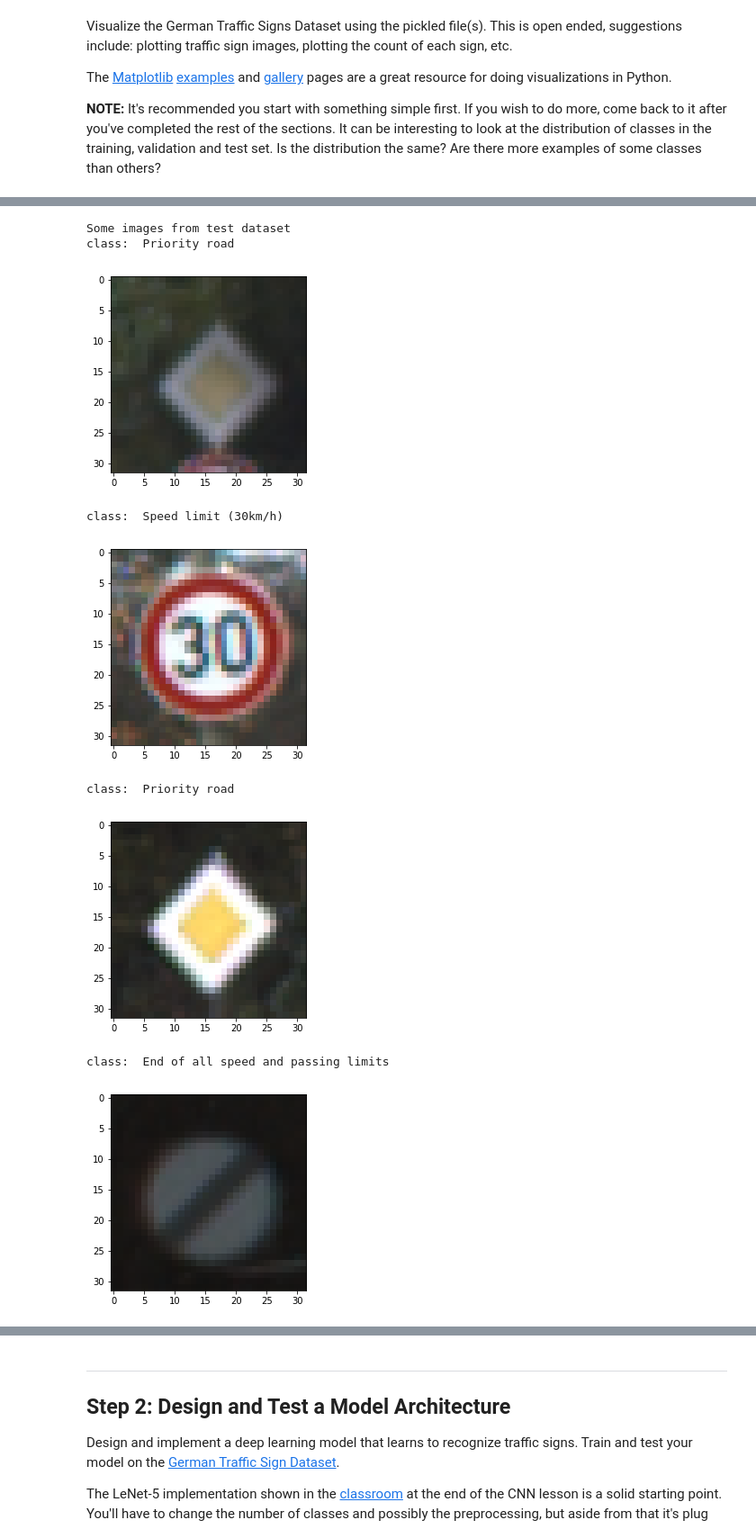
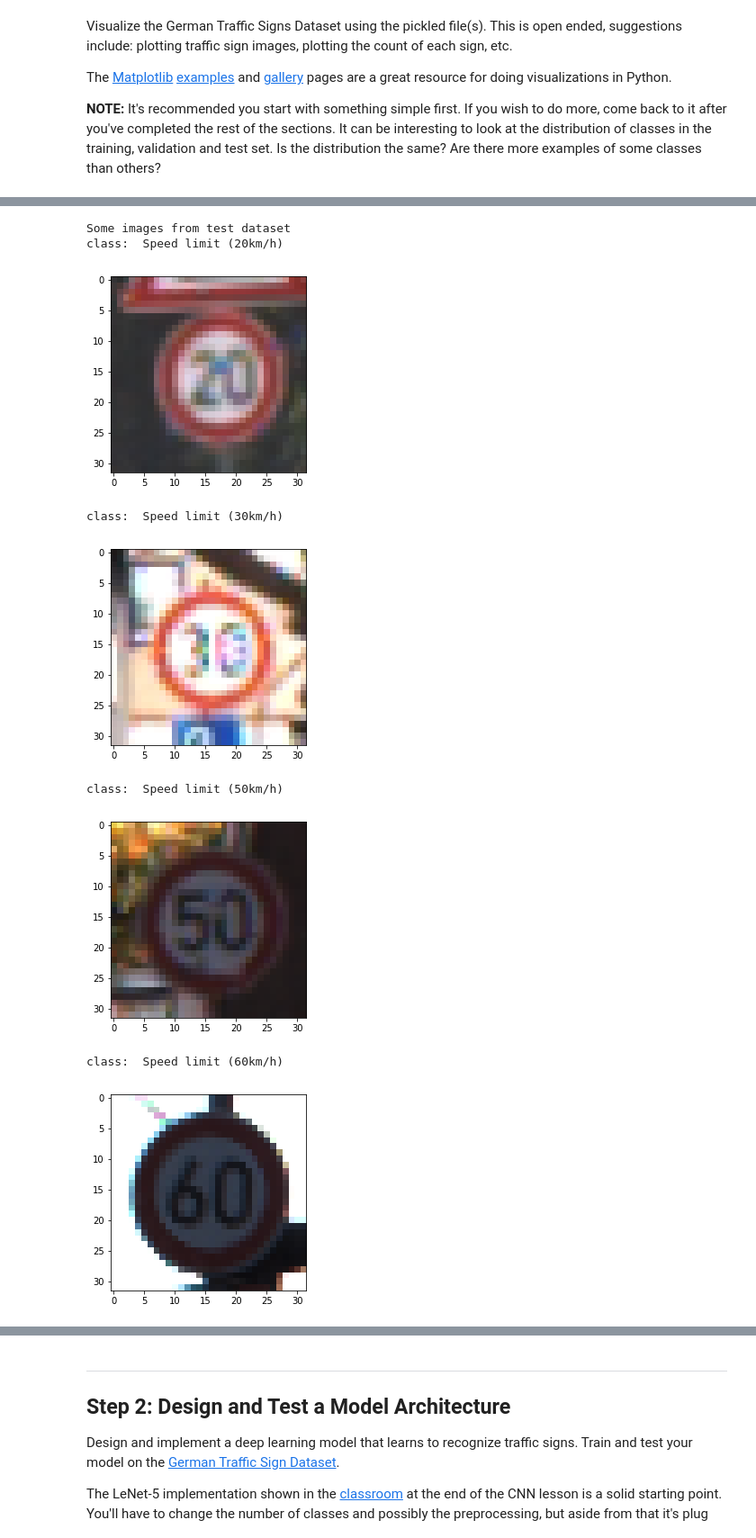
Before and after one commit to shohne/CarND-Traffic-Sign-Classifier-Project, a Jupyter notebook: Traffic_Sign_Classifier.ipynb, the cells around one changed output, grey strips where cells are left out. Shown at 90% size. Cells and saved outputs as stored; diff of their text form; code cells hidden in the pictures.

```diff
--- a/Traffic_Sign_Classifier.ipynb
+++ b/Traffic_Sign_Classifier.ipynb
@@ -136,10 +141,17 @@ class:  Road work
 # %%
 print ('Some images from valid dataset')
-for i in range(10):
-    idx = (i * 13798 + 434) % X_valid.shape[0]
-    print ('class: ', map_idx_label_to_description.loc[y_valid[idx]]['SignName'])
-    img = X_valid[idx]
-    plt.imshow(img)
-    plt.show()
+
+for i in range(n_classes):
+    print ('class: ', map_idx_label_to_description.loc[i]['SignName'])
+    idx_class_example = -1
+    for j in range(X_valid.shape[0]):
+        if y_valid[j] == i:
+            idx_class_example = j
+    if idx_class_example != -1:
+        img = X_valid[idx_class_example]
+        plt.imshow(img)
+        plt.show()
+    else:
+        print ('No example to class')
 # %% [output]
 Some images from valid dataset
@@ -159,18 +171,25 @@ class:  Double curve
 # %%
 print ('Some images from test dataset')
-for i in range(10):
-    idx = (i * 13798 + 434) % X_test.shape[0]
-    print ('class: ', map_idx_label_to_description.loc[y_test[idx]]['SignName'])
-    img = X_test[idx]
-    plt.imshow(img)
-    plt.show()
+
+for i in range(n_classes):
+    print ('class: ', map_idx_label_to_description.loc[i]['SignName'])
+    idx_class_example = -1
+    for j in range(X_test.shape[0]):
+        if y_test[j] == i:
+            idx_class_example = j
+    if idx_class_example != -1:
+        img = X_test[idx_class_example]
+        plt.imshow(img)
+        plt.show()
+    else:
+        print ('No example to class')
 # %% [output]
 Some images from test dataset
-class:  Priority road
+class:  Speed limit (20km/h)
-[figure, old version]
+[figure, new version]
 class:  Speed limit (30km/h)
-[figure, old version]
+[figure, new version]
-class:  Priority road
+class:  Speed limit (50km/h)
-[figure, old version]
+[figure, new version]
-class:  End of all speed and passing limits
+class:  Speed limit (60km/h)
-[figure, old version]
+[figure, new version]
```
Also changed, not shown: parts of 23 cells of this notebook, 6 other files.
